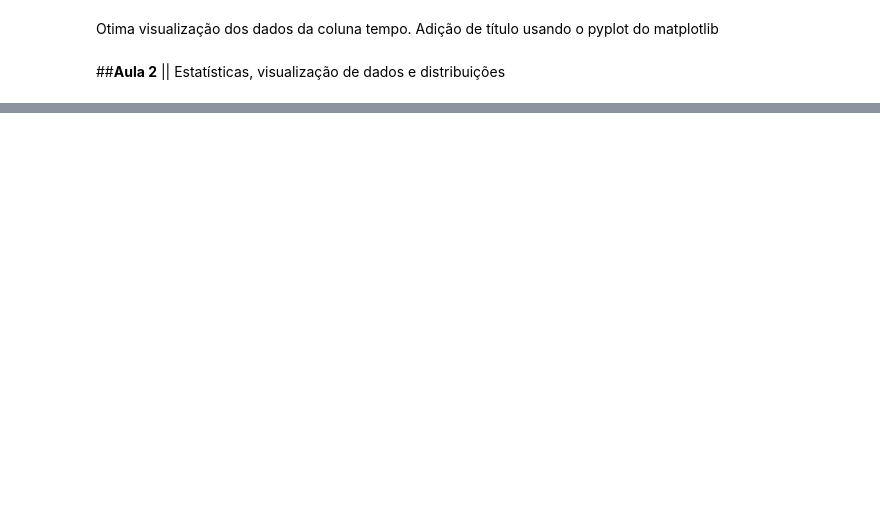
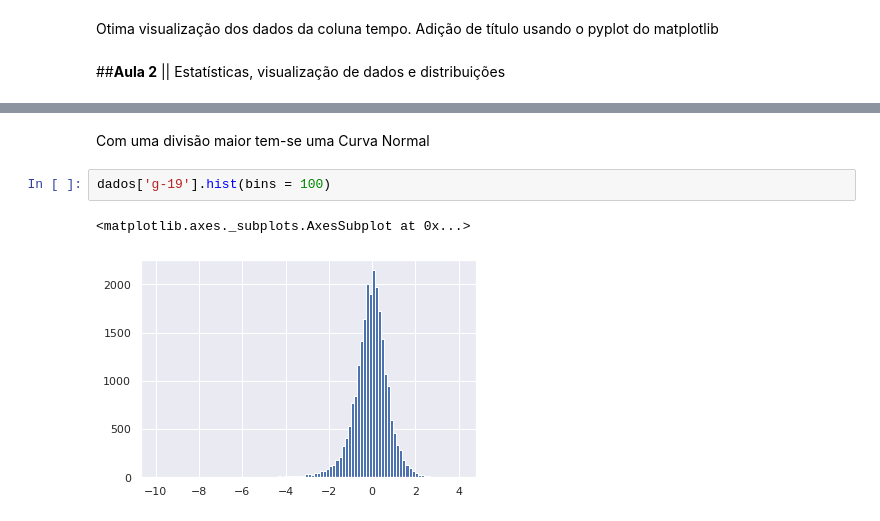
Before and after one commit to deboraa-gs/imersaodados3, a Jupyter notebook: Imersão_dados_Alura_Débora.ipynb, the cells around one changed output, grey strips where cells are left out. Cells and saved outputs as stored; diff of their text form; blank space fills up the shorter version.

```diff
--- a/Imersão_dados_Alura_Débora.ipynb
+++ b/Imersão_dados_Alura_Débora.ipynb
@@ -267,0 +441,7 @@ Otima visualização dos dados da coluna tempo. Adição de título usando o pyp
+# %% [markdown]
+Com uma divisão maior tem-se uma Curva Normal
+# %%
+dados['g-19'].hist(bins = 100)
+# %% [output]
+<matplotlib.axes._subplots.AxesSubplot at 0x...>
+[figure, added]
```
Also changed, not shown: parts of 52 cells of this notebook.
